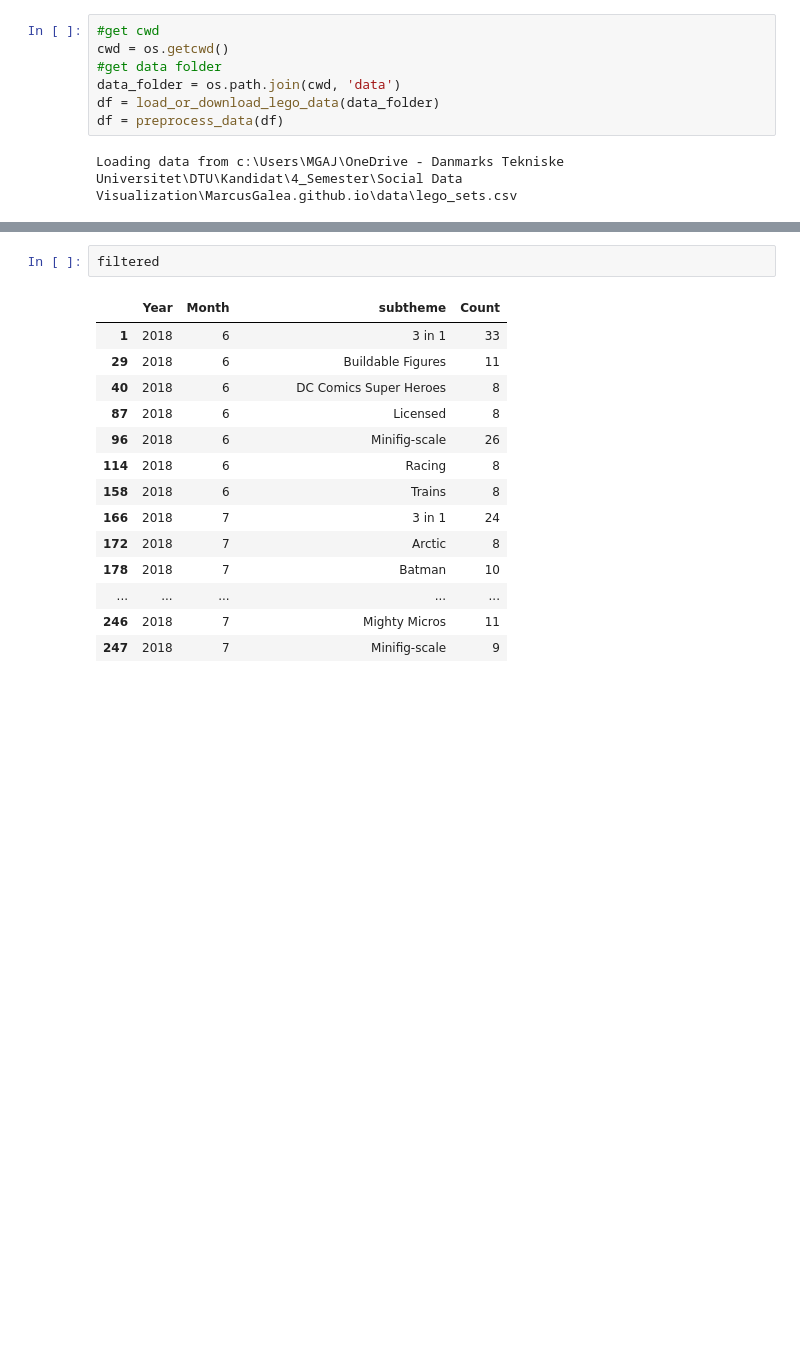
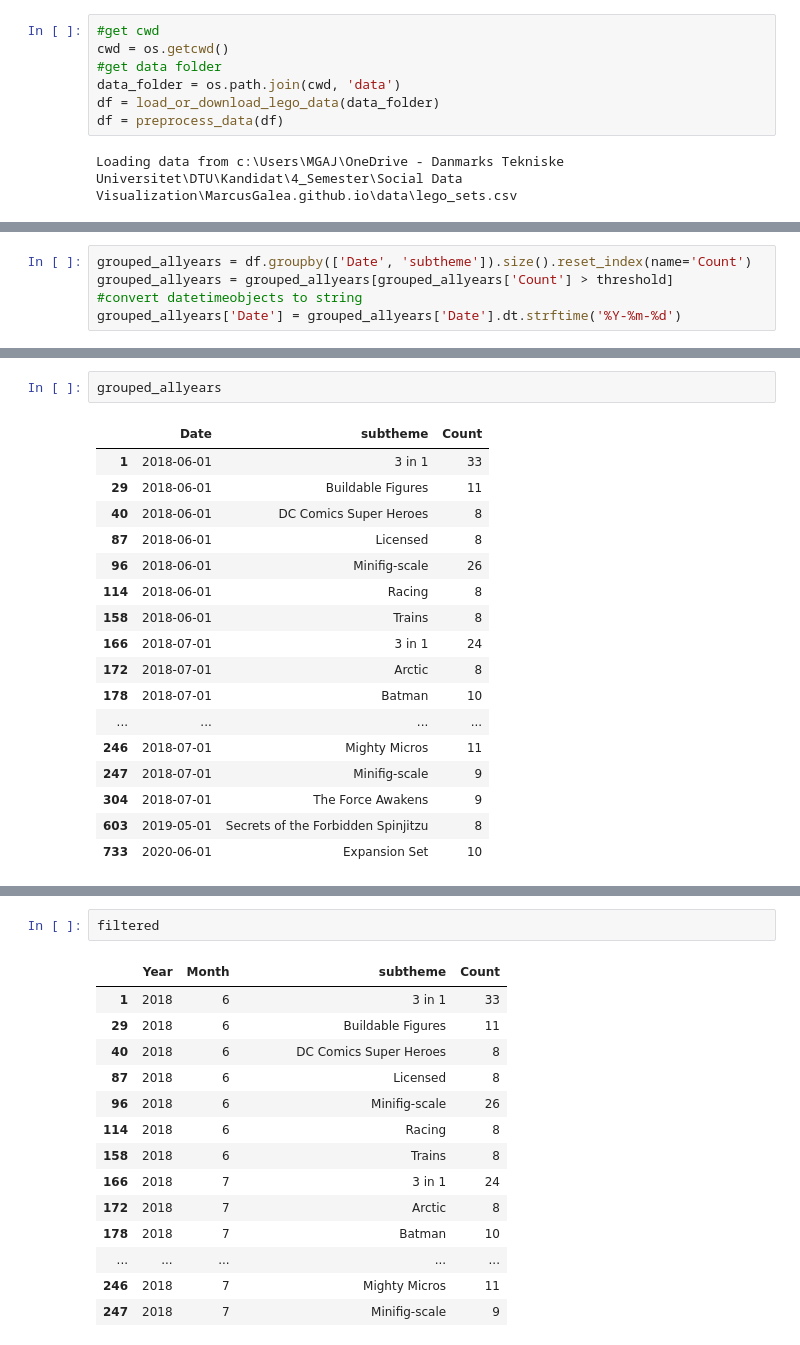
Before and after one commit to MarcusGalea/MarcusGalea.github.io, a Jupyter notebook: data_analysis.ipynb, the cells around one changed output, grey strips where cells are left out. Drawn from its saved outputs; the diff is of its cells as text; blank space fills up the shorter version.

```diff
--- a/data_analysis.ipynb
+++ b/data_analysis.ipynb
@@ -48,0 +49,5 @@ See the caveats in the documentation: https://pandas.pydata.org/pandas-docs/stab
+# %%
+grouped_allyears = df.groupby(['Date', 'subtheme']).size().reset_index(name='Count')
+grouped_allyears = grouped_allyears[grouped_allyears['Count'] > threshold]
+#convert datetimeobjects to string
+grouped_allyears['Date'] = grouped_allyears['Date'].dt.strftime('%Y-%m-%d')
@@ -48,0 +60,20 @@ See the caveats in the documentation: https://pandas.pydata.org/pandas-docs/stab
+# %%
+grouped_allyears
+# %% [output]
+|  | Date | subtheme | Count |
+| 1 | 2018-06-01 | 3 in 1 | 33 |
+| 29 | 2018-06-01 | Buildable Figures | 11 |
+| 40 | 2018-06-01 | DC Comics Super Heroes | 8 |
+| 87 | 2018-06-01 | Licensed | 8 |
+| 96 | 2018-06-01 | Minifig-scale | 26 |
+| 114 | 2018-06-01 | Racing | 8 |
+| 158 | 2018-06-01 | Trains | 8 |
+| 166 | 2018-07-01 | 3 in 1 | 24 |
+| 172 | 2018-07-01 | Arctic | 8 |
+| 178 | 2018-07-01 | Batman | 10 |
+| ... | ... | ... | ... |
+| 246 | 2018-07-01 | Mighty Micros | 11 |
+| 247 | 2018-07-01 | Minifig-scale | 9 |
+| 304 | 2018-07-01 | The Force Awakens | 9 |
+| 603 | 2019-05-01 | Secrets of the Forbidden Spinjitzu | 8 |
+| 733 | 2020-06-01 | Expansion Set | 10 |
```
Also changed, not shown: parts of 11 cells of this notebook, 7 other files.
